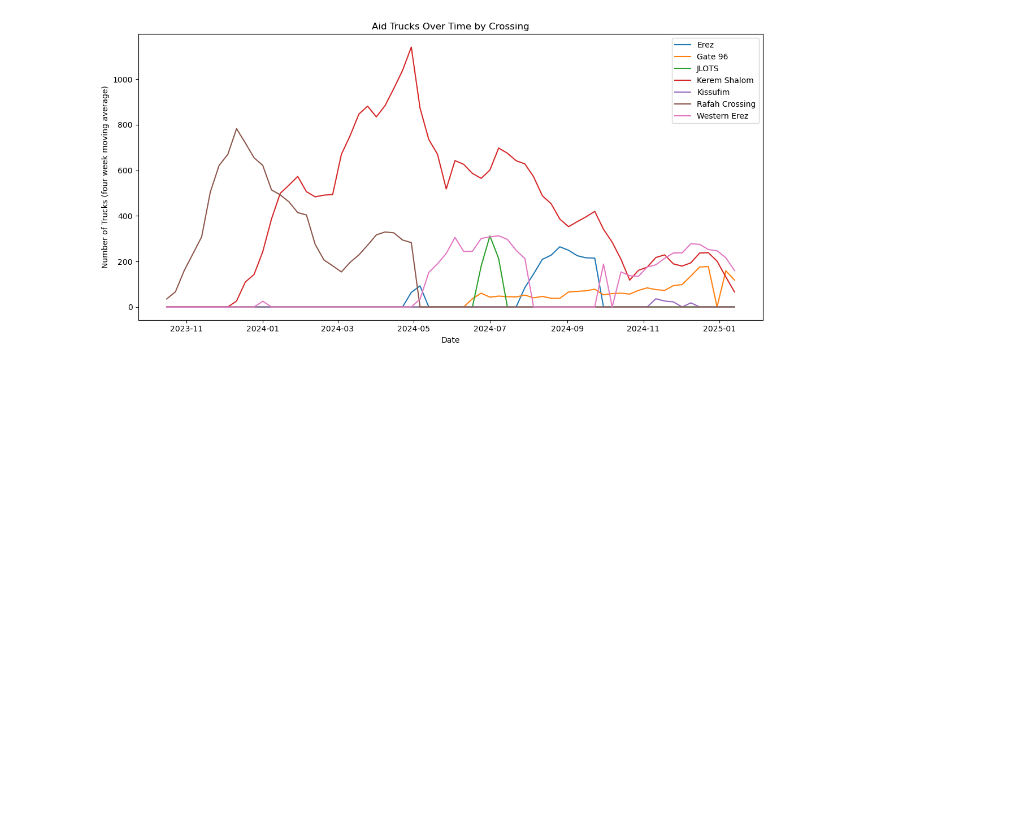
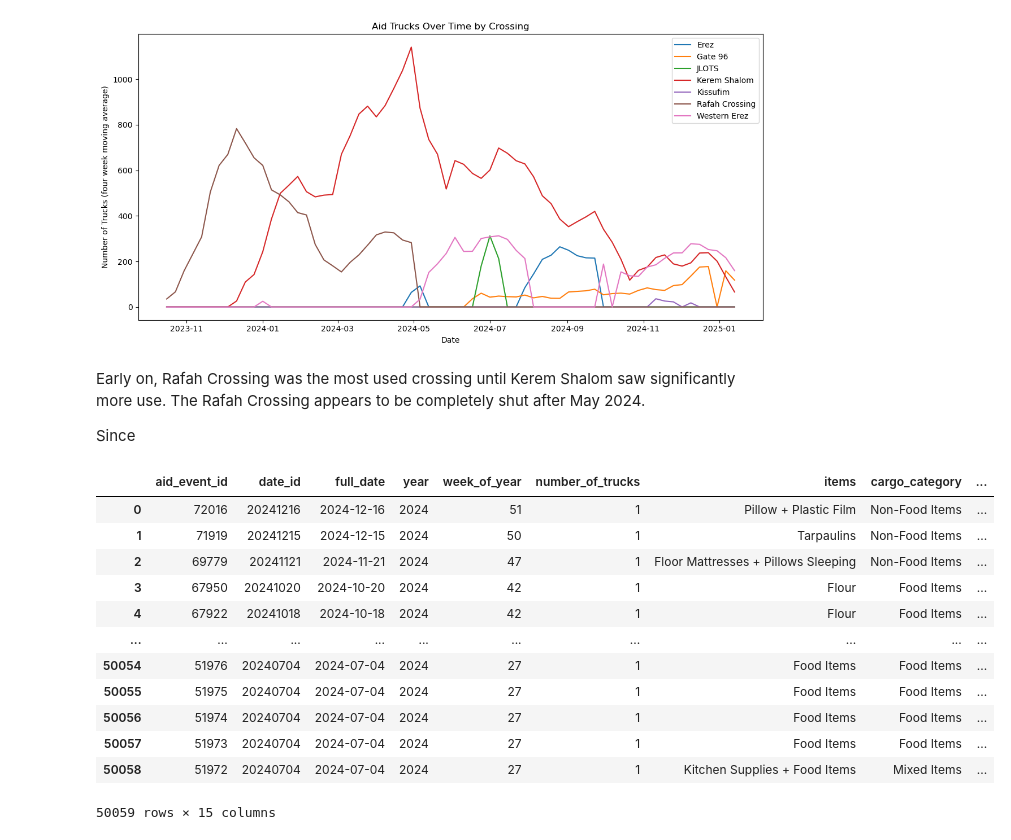
Before and after one commit to AkbarMoledina/humanitarian_needs_in_palestine, a Jupyter notebook: analyses/2_aid_received_analysis.ipynb, the cells around one changed output. Drawn from its saved outputs; the diff is of its cells as text; code cells hidden in the pictures; blank space fills up the shorter version.

```diff
--- a/analyses/2_aid_received_analysis.ipynb
+++ b/analyses/2_aid_received_analysis.ipynb
@@ -170,6 +170,28 @@ plt.tight_layout()
 plt.show()
 # %% [output]
 [figure]
+# %% [markdown]
+Early on, Rafah Crossing was the most used crossing until Kerem Shalom saw significantly more use. The Rafah Crossing appears to be completely shut after May 2024.
+
+Since
+# %%
+con.execute("""
+    SELECT * FROM main_mart.aid_events
+""").df()
+# %% [output]
+|  | aid_event_id | date_id | full_date | year | week_of_year | number_of_trucks | items | cargo_category | ... |
+| 0 | 72016 | 20241216 | 2024-12-16 | 2024 | 51 | 1 | Pillow + Plastic Film | Non-Food Items | ... |
+| 1 | 71919 | 20241215 | 2024-12-15 | 2024 | 50 | 1 | Tarpaulins | Non-Food Items | ... |
+| 2 | 69779 | 20241121 | 2024-11-21 | 2024 | 47 | 1 | Floor Mattresses + Pillows Sleeping | Non-Food Items | ... |
+| 3 | 67950 | 20241020 | 2024-10-20 | 2024 | 42 | 1 | Flour | Food Items | ... |
+| 4 | 67922 | 20241018 | 2024-10-18 | 2024 | 42 | 1 | Flour | Food Items | ... |
+| ... | ... | ... | ... | ... | ... | ... | ... | ... | ... |
+| 50054 | 51976 | 20240704 | 2024-07-04 | 2024 | 27 | 1 | Food Items | Food Items | ... |
+| 50055 | 51975 | 20240704 | 2024-07-04 | 2024 | 27 | 1 | Food Items | Food Items | ... |
+| 50056 | 51974 | 20240704 | 2024-07-04 | 2024 | 27 | 1 | Food Items | Food Items | ... |
+| 50057 | 51973 | 20240704 | 2024-07-04 | 2024 | 27 | 1 | Food Items | Food Items | ... |
+| 50058 | 51972 | 20240704 | 2024-07-04 | 2024 | 27 | 1 | Kitchen Supplies + Food Items | Mixed Items | ... |
+50059 rows × 15 columns
 # %%
 con.execute("""
 SELECT crossing_id, crossing_name, COUNT(crossing_id), SUM(number_of_trucks)
```
Also changed, not shown: parts of 2 cells of this notebook, 24 other files.
